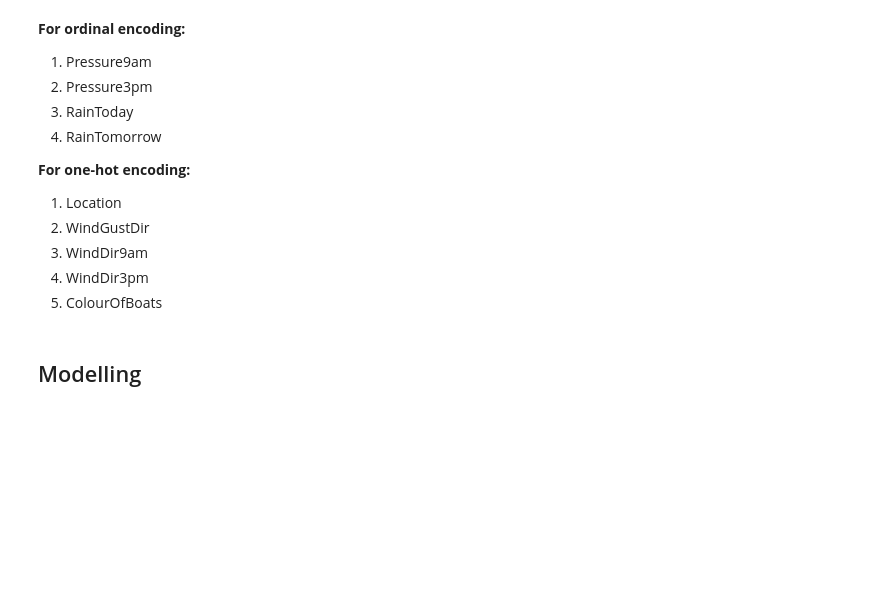
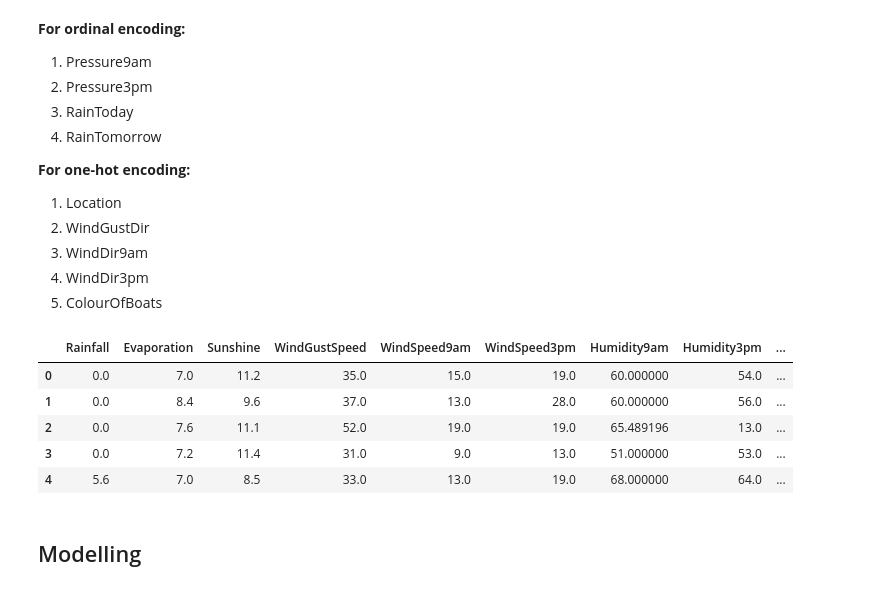
Before and after one commit to mangoomeh/aiap14-lim-rui-bing-056B, a Jupyter notebook: eda.ipynb, the cells around one changed output. Cells and saved outputs as stored; diff of their text form; code cells hidden in the pictures; blank space fills up the shorter version.

```diff
--- a/eda.ipynb
+++ b/eda.ipynb
@@ -352,24 +373,31 @@ display(clean_df.select_dtypes("object").columns)
 # %%
 # setup our encoder
 pressure_encoder = LabelEncoder()
 pressure_encoder.fit(["low", "med", "high"])
 rain_encoder = LabelEncoder()
 rain_encoder.fit(["No", "Yes"])
 
 # encode
 pressure_columns = ["Pressure9am", "Pressure3pm"]
 for col in pressure_columns:
     clean_df[col] = pressure_encoder.transform(clean_df[col])
 
 rain_columns = ["RainToday", "RainTomorrow"]
 for col in rain_columns:
     clean_df[col] = rain_encoder.transform(clean_df[col])
 
 ohe_columns = ["Location", "WindGustDir", "WindDir9am", "WindDir3pm", "ColourOfBoats"]
-clean_df = pd.get_dummies(data=clean_df, columns=ohe_columns, dtype=float)
+clean_df = pd.get_dummies(data=clean_df, columns=ohe_columns, dtype=int)
 
 # display new df
 clean_df.head()
+# %% [output]
+|  | Rainfall | Evaporation | Sunshine | WindGustSpeed | WindSpeed9am | WindSpeed3pm | Humidity9am | Humidity3pm | ... |
+| 0 | 0.0 | 7.0 | 11.2 | 35.0 | 15.0 | 19.0 | 60.000000 | 54.0 | ... |
+| 1 | 0.0 | 8.4 | 9.6 | 37.0 | 13.0 | 28.0 | 60.000000 | 56.0 | ... |
+| 2 | 0.0 | 7.6 | 11.1 | 52.0 | 19.0 | 19.0 | 65.489196 | 13.0 | ... |
+| 3 | 0.0 | 7.2 | 11.4 | 31.0 | 9.0 | 13.0 | 51.000000 | 53.0 | ... |
+| 4 | 5.6 | 7.0 | 8.5 | 33.0 | 13.0 | 19.0 | 68.000000 | 64.0 | ... |
 # %% [markdown]
 ## Modelling
 # %% [markdown]
```
Also changed, not shown: parts of 18 cells of this notebook.
